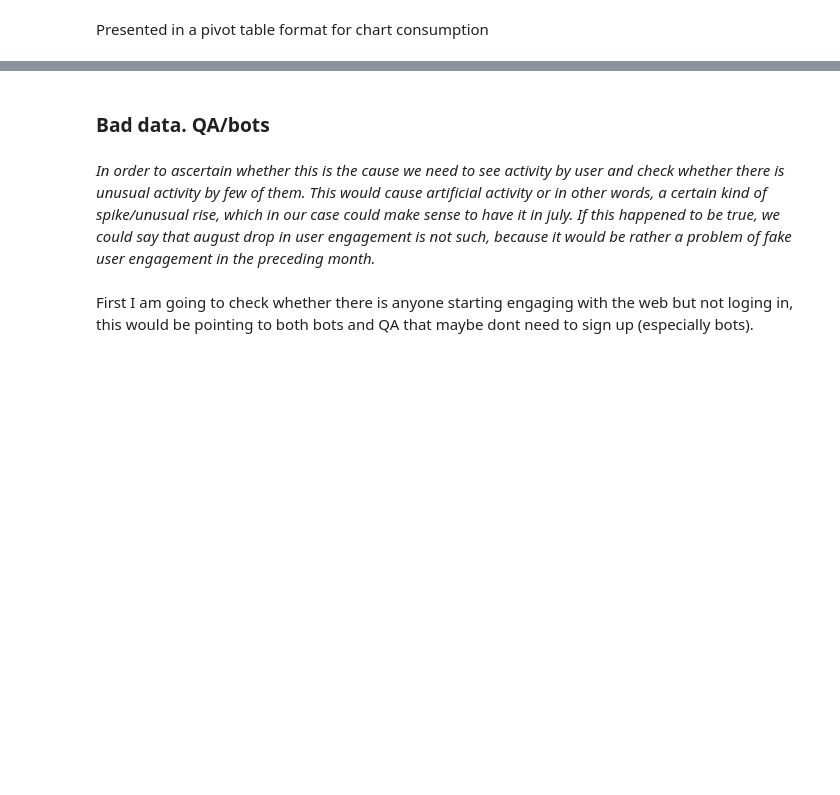
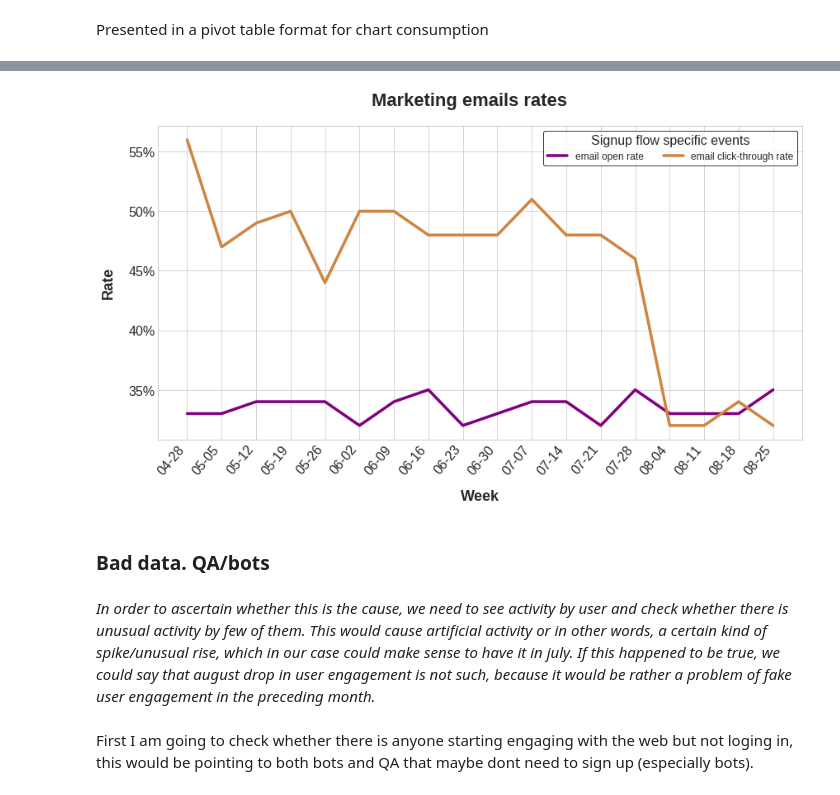
Before and after one commit to Salvinha-vlc/Business-Intelligence, a Jupyter notebook: User_engagement/The code/user_engagement.ipynb, the cells around one changed output, grey strips where cells are left out. Saved outputs shown, nothing was run; the diff lists cells and outputs as text; code cells hidden in the pictures; blank space fills up the shorter version.

```diff
--- a/User_engagement/The code/user_engagement.ipynb
+++ b/User_engagement/The code/user_engagement.ipynb
@@ -788,0 +844,3 @@ mk_2
+# %%
+mk_2["email_open_rate"] = mk_2["email_open_rate"].apply(lambda x: x*100)
+mk_2["email_clickthrough_rate"] = mk_2["email_clickthrough_rate"].apply(lambda x: x*100)
@@ -789,7 +867,34 @@ mk_2
+# %%
+with plt.style.context('seaborn-whitegrid'):
+
+    fig, ax = plt.subplots(figsize=(14,7))
+    fig.suptitle("Marketing emails rates", fontsize=22, fontweight=650, y=0.96)
+
+    sns.lineplot(mk_2["week_summary"], mk_2["email_open_rate"], lw=3.5, color="purple")
+    sns.lineplot(mk_2["week_summary"], mk_2["email_clickthrough_rate"], lw=3.5, color="peru")
+
+    ax.tick_params(axis="x", labelsize=16, rotation=50)
+    ax.tick_params(axis="y", labelsize=16)
+    ax.set_xlabel("Week", fontsize=18, fontweight=650, labelpad=15)
+    ax.set_ylabel("Rate", fontsize=18, fontweight=650, labelpad=15)
+
+    for label in ax.get_xticklabels():
+        label.set_horizontalalignment('right')
+
+    ylabels = ['{:,.0f}%'.format(x) for x in ax.get_yticks()]
+    ax.set_yticklabels(ylabels)
+
+    ax.legend(loc="upper right", prop={'size': 12}, frameon="yes", edgecolor="black",
+              labels=['email open rate','email click-through rate'],
+              title="Signup flow specific events", title_fontsize=16, ncol=2)
+
+    plt.show()
+# %% [output]
+[figure, added]
 # %% [markdown]
 ### Bad data. QA/bots
 # %% [markdown]
-*In order to ascertain whether this is the cause we need to see activity by user and check whether there is unusual activity by few of them. This would cause artificial activity or in other words, a certain kind of spike/unusual rise, which in our case could make sense to have it in july. If this happened to be true, we could say that august drop in user engagement is not such, because it would be rather a problem of fake user engagement in the preceding month.*
+*In order to ascertain whether this is the cause, we need to see activity by user and check whether there is unusual activity by few of them. This would cause artificial activity or in other words, a certain kind of spike/unusual rise, which in our case could make sense to have it in july. If this happened to be true, we could say that august drop in user engagement is not such, because it would be rather a problem of fake user engagement in the preceding month.*
 # %% [markdown]
 First I am going to check whether there is anyone starting engaging with the web but not loging in, this would be pointing to both bots and QA that maybe dont need to sign up (especially bots).
 # %%
```
Also changed, not shown: parts of 23 cells of this notebook.
